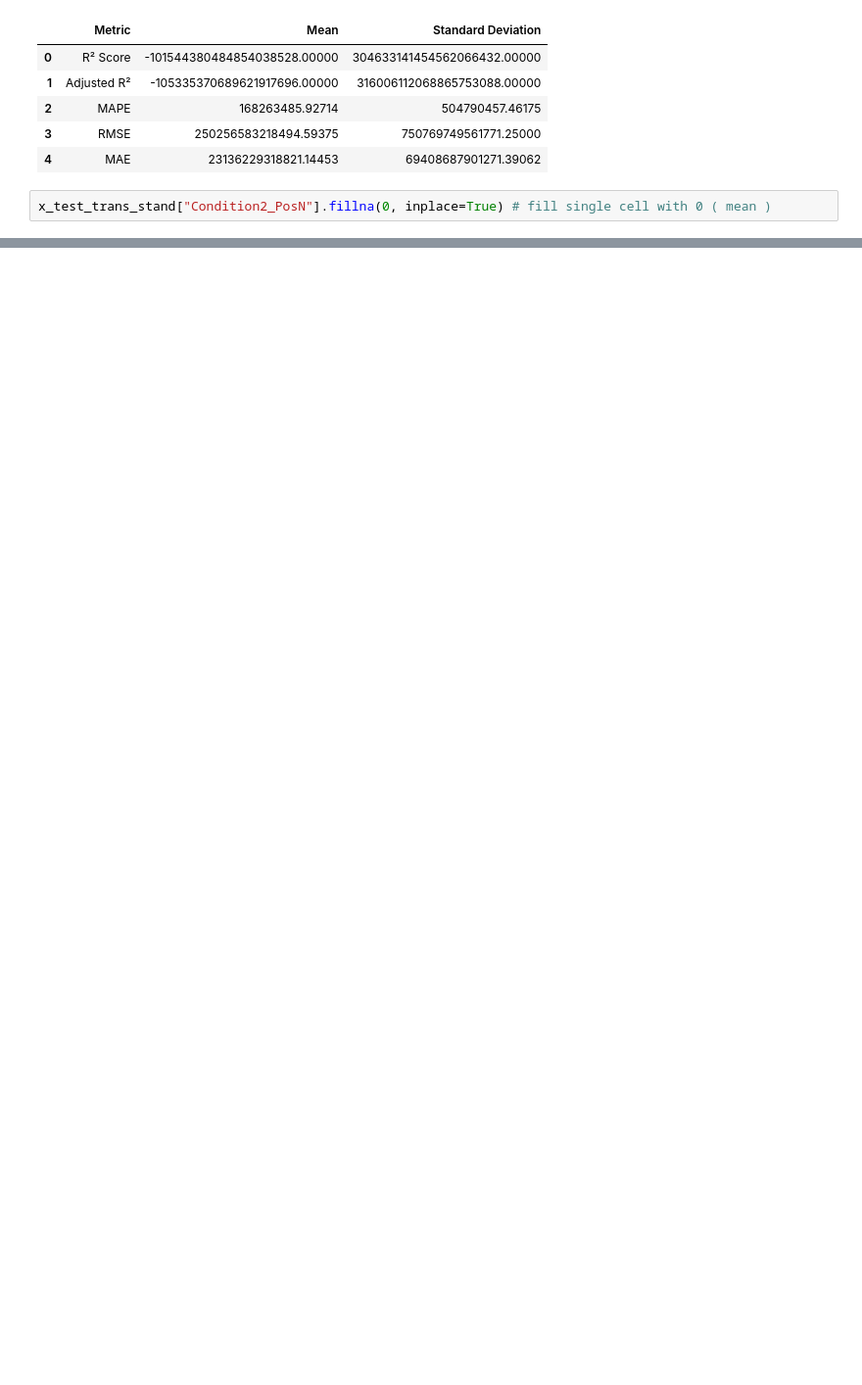
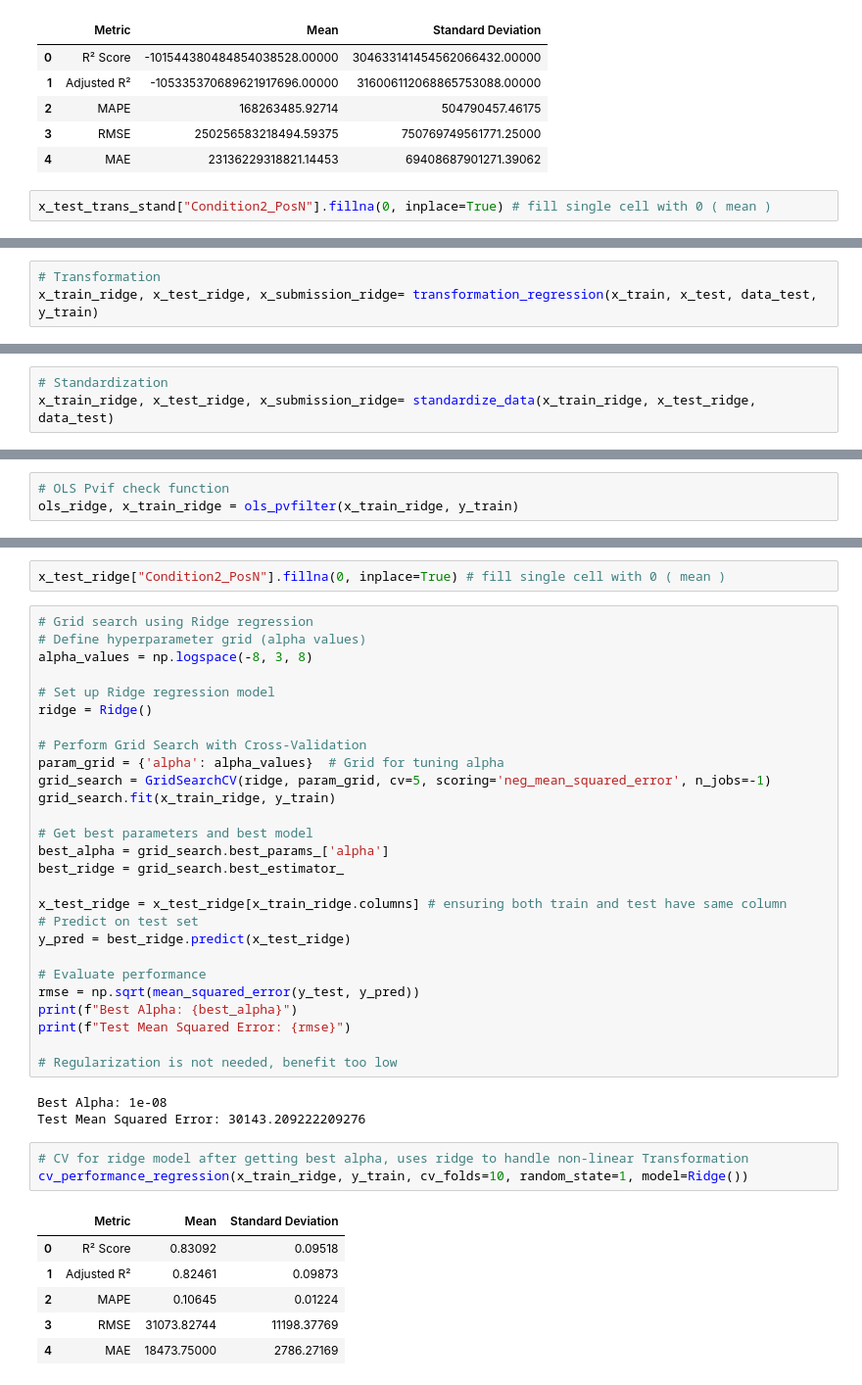
Before and after one commit to Alfredo2212/Kaggle-Data_Science, a Jupyter notebook: House Prices | Advanced Regression.ipynb, the cells around one changed output, grey strips where cells are left out. Shown at 98% size. Saved outputs shown, nothing was run; the diff lists cells and outputs as text; blank space fills up the shorter version.

Commit message:
Kaggle Notebook | House Prices | Advanced Regression | Ridge Regression

```diff
--- a/House Prices | Advanced Regression.ipynb
+++ b/House Prices | Advanced Regression.ipynb
@@ -1066,0 +1187,3 @@ Applying regularization
+# %%
+# Transformation
+x_train_ridge, x_test_ridge, x_submission_ridge= transformation_regression(x_train, x_test, data_test, y_train)
@@ -1066,0 +1208,3 @@ Applying regularization
+# %%
+# Standardization
+x_train_ridge, x_test_ridge, x_submission_ridge= standardize_data(x_train_ridge, x_test_ridge, data_test)
@@ -1066,0 +1229,3 @@ Applying regularization
+# %%
+# OLS Pvif check function
+ols_ridge, x_train_ridge = ols_pvfilter(x_train_ridge, y_train)
@@ -1066,0 +1250,42 @@ Applying regularization
+# %%
+x_test_ridge["Condition2_PosN"].fillna(0, inplace=True) # fill single cell with 0 ( mean )
+# %%
+# Grid search using Ridge regression
+# Define hyperparameter grid (alpha values)
+alpha_values = np.logspace(-8, 3, 8)
+
+# Set up Ridge regression model
+ridge = Ridge()
+
+# Perform Grid Search with Cross-Validation
+param_grid = {'alpha': alpha_values}  # Grid for tuning alpha
+grid_search = GridSearchCV(ridge, param_grid, cv=5, scoring='neg_mean_squared_error', n_jobs=-1)
+grid_search.fit(x_train_ridge, y_train)
+
+# Get best parameters and best model
+best_alpha = grid_search.best_params_['alpha']
+best_ridge = grid_search.best_estimator_
+
+x_test_ridge = x_test_ridge[x_train_ridge.columns] # ensuring both train and test have same column
+# Predict on test set
+y_pred = best_ridge.predict(x_test_ridge)
+
+# Evaluate performance
+rmse = np.sqrt(mean_squared_error(y_test, y_pred))
+print(f"Best Alpha: {best_alpha}")
+print(f"Test Mean Squared Error: {rmse}")
+
+# Regularization is not needed, benefit too low
+# %% [output]
+Best Alpha: 1e-08
+Test Mean Squared Error: 30143.209222209276
+# %%
+# CV for ridge model after getting best alpha, uses ridge to handle non-linear Transformation
+cv_performance_regression(x_train_ridge, y_train, cv_folds=10, random_state=1, model=Ridge())
+# %% [output]
+|  | Metric | Mean | Standard Deviation |
+| 0 | R² Score | 0.83092 | 0.09518 |
+| 1 | Adjusted R² | 0.82461 | 0.09873 |
+| 2 | MAPE | 0.10645 | 0.01224 |
+| 3 | RMSE | 31073.82744 | 11198.37769 |
+| 4 | MAE | 18473.75000 | 2786.27169 |
```
Also changed, not shown: parts of 30 cells of this notebook.
